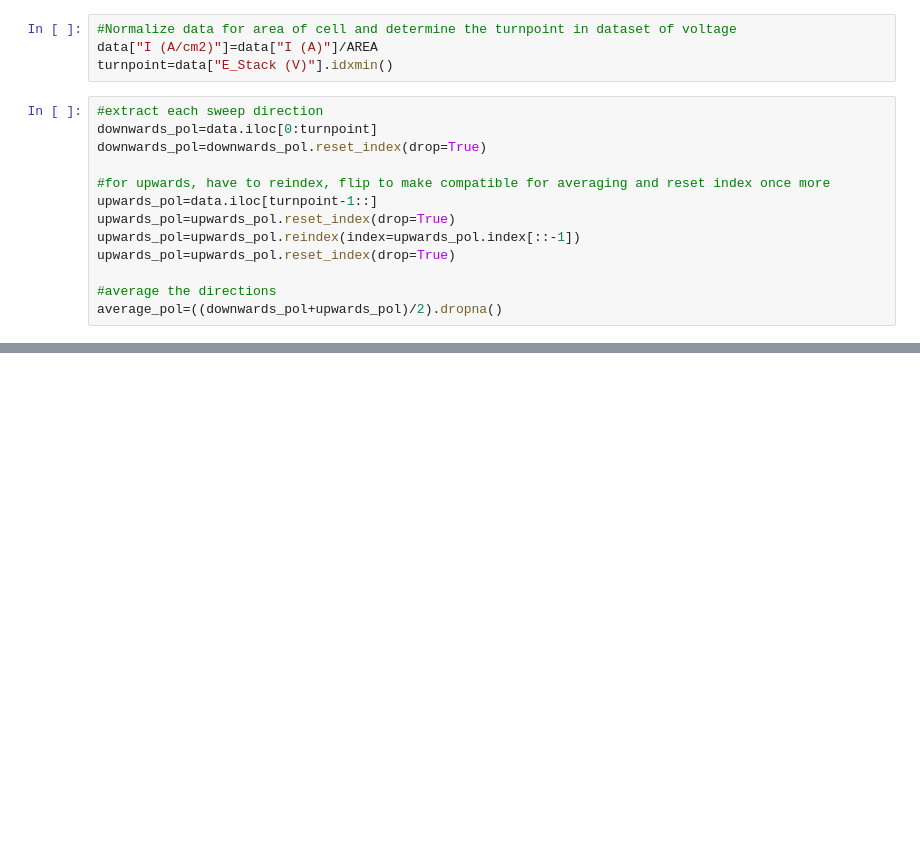
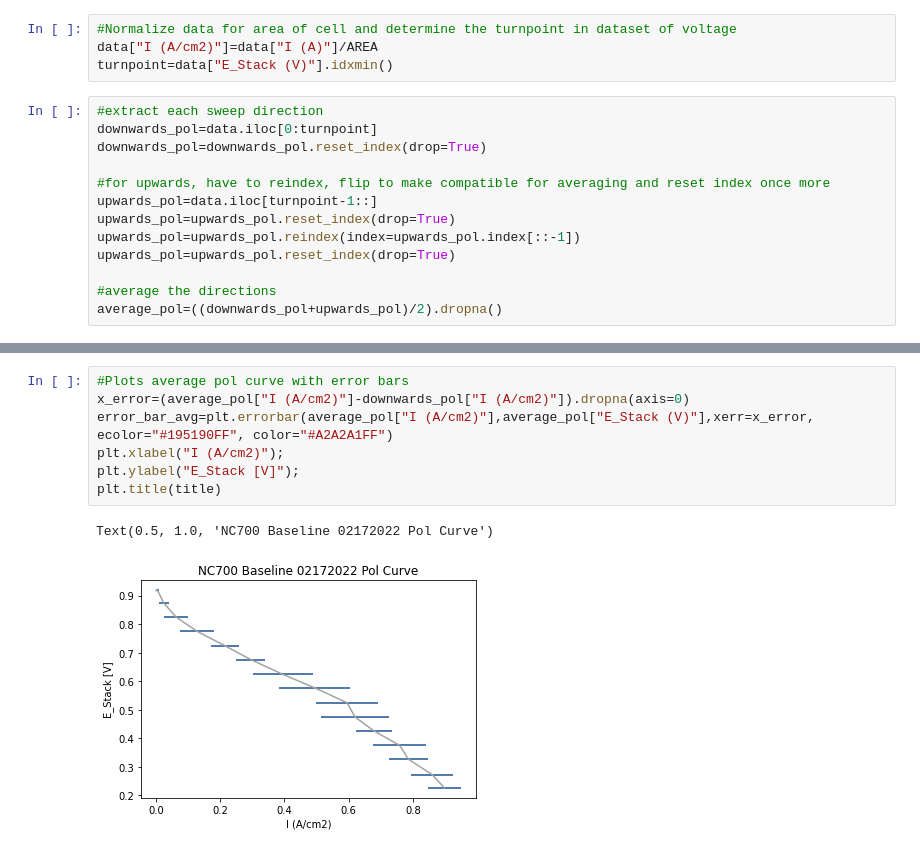
Before and after one commit to shankutagulla/FuelCellScripts, a Jupyter notebook: Pol Curve Plots.ipynb, the cells around one changed output, grey strips where cells are left out. Cells and saved outputs as stored; diff of their text form; blank space fills up the shorter version.

```diff
--- a/Pol Curve Plots.ipynb
+++ b/Pol Curve Plots.ipynb
@@ -45,0 +50,10 @@ plt.ylabel("E_Stack [V]");
+# %%
+#Plots average pol curve with error bars
+x_error=(average_pol["I (A/cm2)"]-downwards_pol["I (A/cm2)"]).dropna(axis=0)
+error_bar_avg=plt.errorbar(average_pol["I (A/cm2)"],average_pol["E_Stack (V)"],xerr=x_error, ecolor="#195190FF", color="#A2A2A1FF")
+plt.xlabel("I (A/cm2)");
+plt.ylabel("E_Stack [V]");
+plt.title(title)
+# %% [output]
+Text(0.5, 1.0, 'NC700 Baseline 02172022 Pol Curve')
+[figure, added]
```
Also changed, not shown: parts of 5 cells of this notebook, 1 other file.
